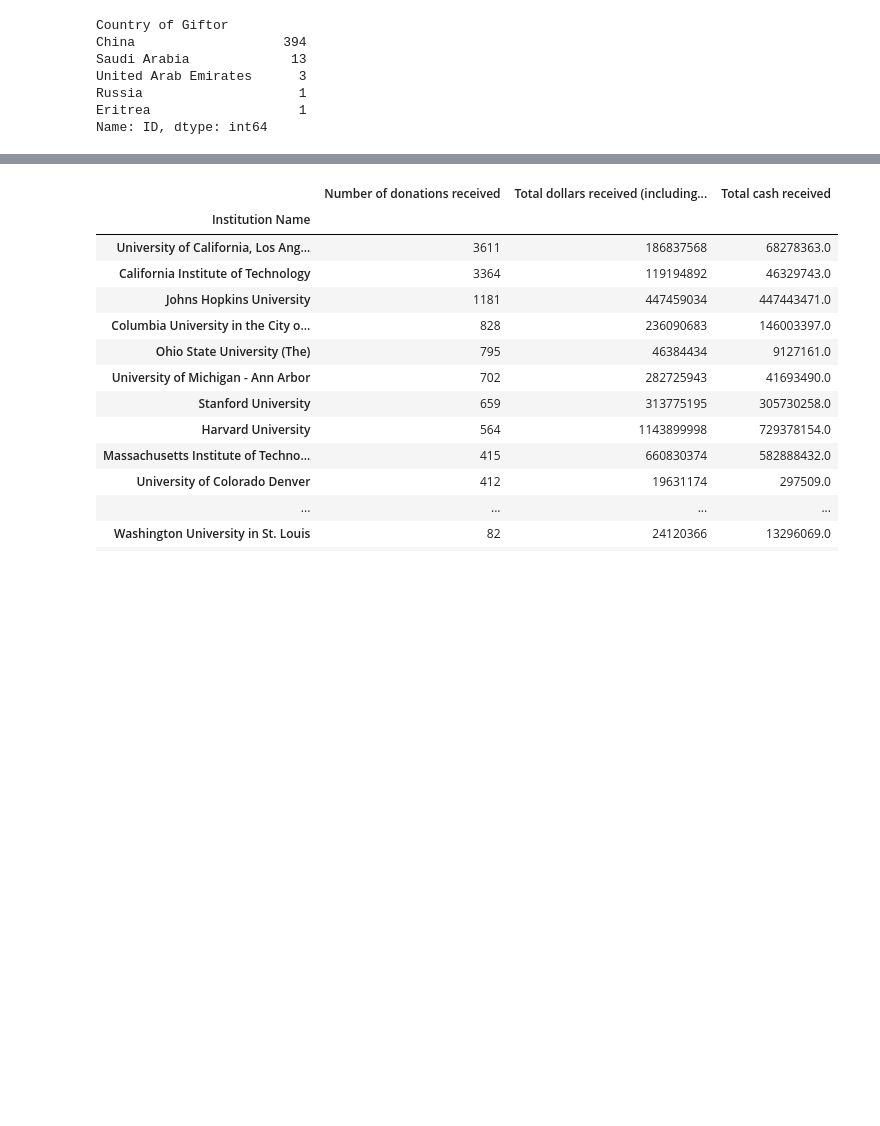
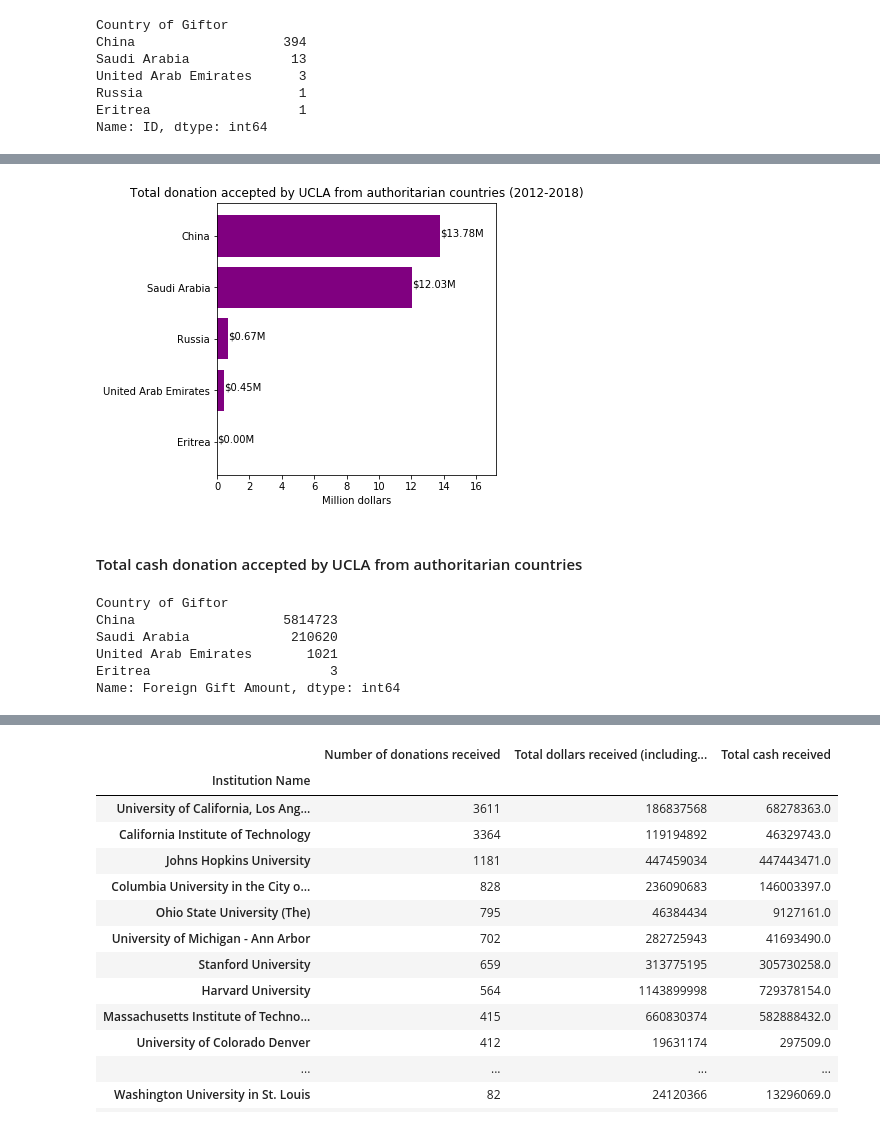
Before and after one commit to thewchan/US-HigherEd_Foreign_Donations, a Jupyter notebook: foreign_donations.ipynb, the cells around one changed output, grey strips where cells are left out. Cells and saved outputs as stored; diff of their text form; code cells hidden in the pictures; blank space fills up the shorter version.

```diff
--- a/foreign_donations.ipynb
+++ b/foreign_donations.ipynb
@@ -1253,0 +696,29 @@ Name: Foreign Gift Amount, dtype: int64
+# %%
+UCLA_by_dollars.sort_values(inplace=True)
+fig, ax = plt.subplots(figsize=(5,5))                                 # Begin pyplot area
+
+ax.barh(UCLA_by_dollars.index, UCLA_by_dollars.values*(10**-6), color='purple')    # Generate basic bar chart
+ax.set_xlabel('Million dollars')
+ax.set_title('Total donation accepted by UCLA from authoritarian countries (2012-2018)')
+for i, v in enumerate(UCLA_by_dollars):
+    ax.text(v*(10**-6), i,'\$'+str('{:.2f}'.format(v*(10**-6))+'M'), color='black')
+plt.margins(x=0.25)
+# %% [output]
+[figure, added]
+# %% [markdown]
+#### Total cash donation accepted by UCLA from authoritarian countries
+# %%
+UCLA_by_cash = (
+    UCLA_df.loc[(UCLA_df['Regime type']=='Authoritarian') & (UCLA_df['Gift Type']=='Monetary Gift')]
+    .groupby('Country of Giftor')
+    .sum().loc[:, 'Foreign Gift Amount']
+    .sort_values(ascending=False))
+
+UCLA_by_cash
+# %% [output]
+Country of Giftor
+China                   5814723
+Saudi Arabia             210620
+United Arab Emirates       1021
+Eritrea                       3
+Name: Foreign Gift Amount, dtype: int64
```
Also changed, not shown: parts of 118 cells of this notebook, 1 other file.
